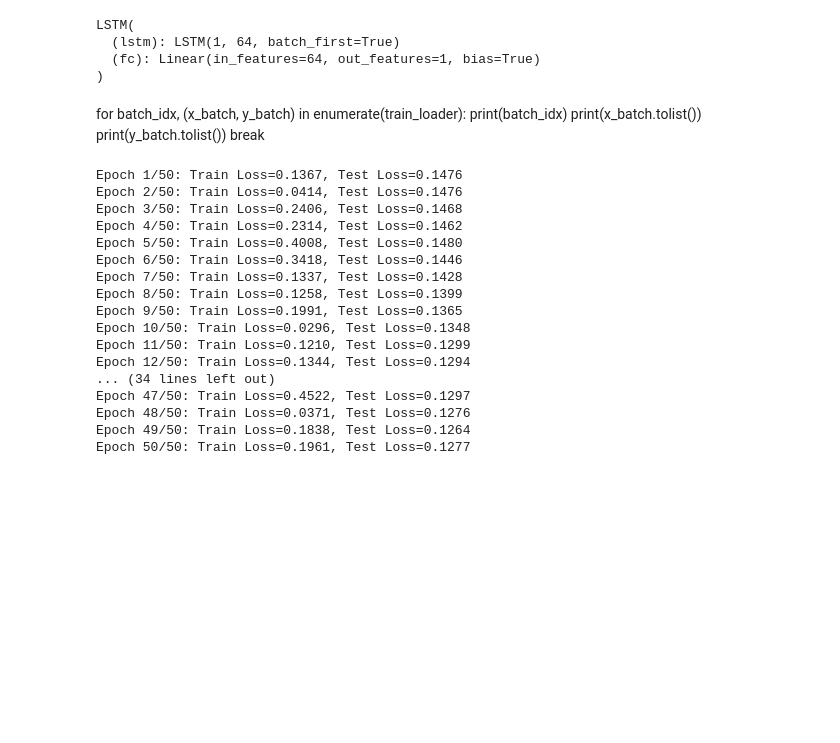
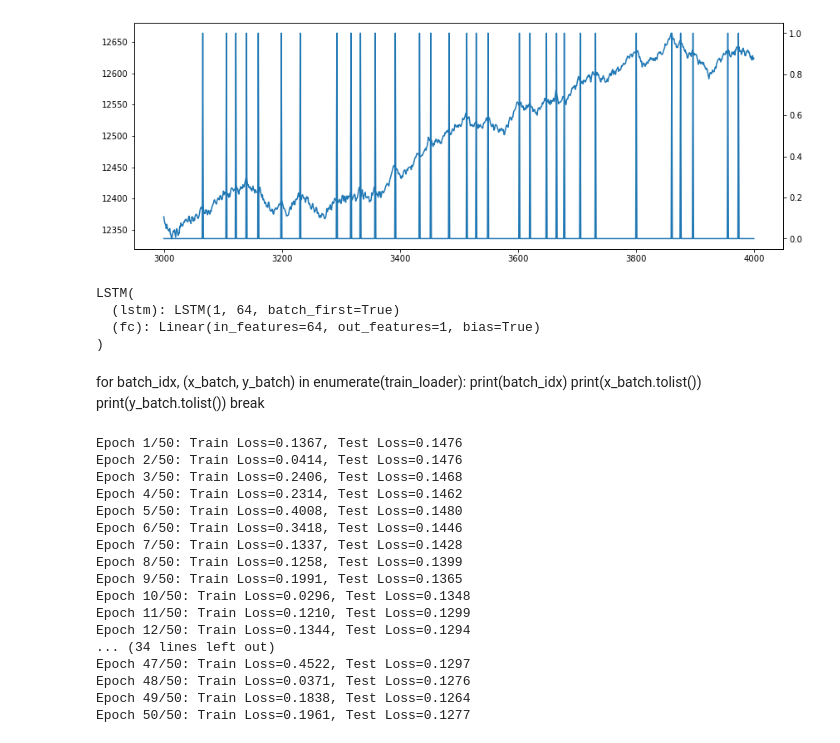
Before and after one commit to shmalex/test_fisher_eda, a Jupyter notebook: jn/3_model_2_test.ipynb, the cells around one changed output. Saved outputs shown, nothing was run; the diff lists cells and outputs as text; code cells hidden in the pictures; blank space fills up the shorter version.

```diff
--- a/jn/3_model_2_test.ipynb
+++ b/jn/3_model_2_test.ipynb
@@ -29,3 +43,16 @@ llstm = nn.LSTM(input_size, hidden_size, num_layers, batch_first=True)
+# %%
+I = 3000
+N = 1000
+
+
+fig, ax1 = plt.subplots(figsize=(14,5))
+ax1.plot(dfext.price[I:N+I])
+ax2 = ax1.twinx()
+ax2.plot(dfext.target[I:N+I])
+
+plt.show()
+# %% [output]
+[figure, added]
 # %%
 class TimeSeriesDataset(Dataset):
     def __init__(self, data, max_labels, seq_len=15):
```
Also changed, not shown: parts of 2 cells of this notebook, 17 other files.
